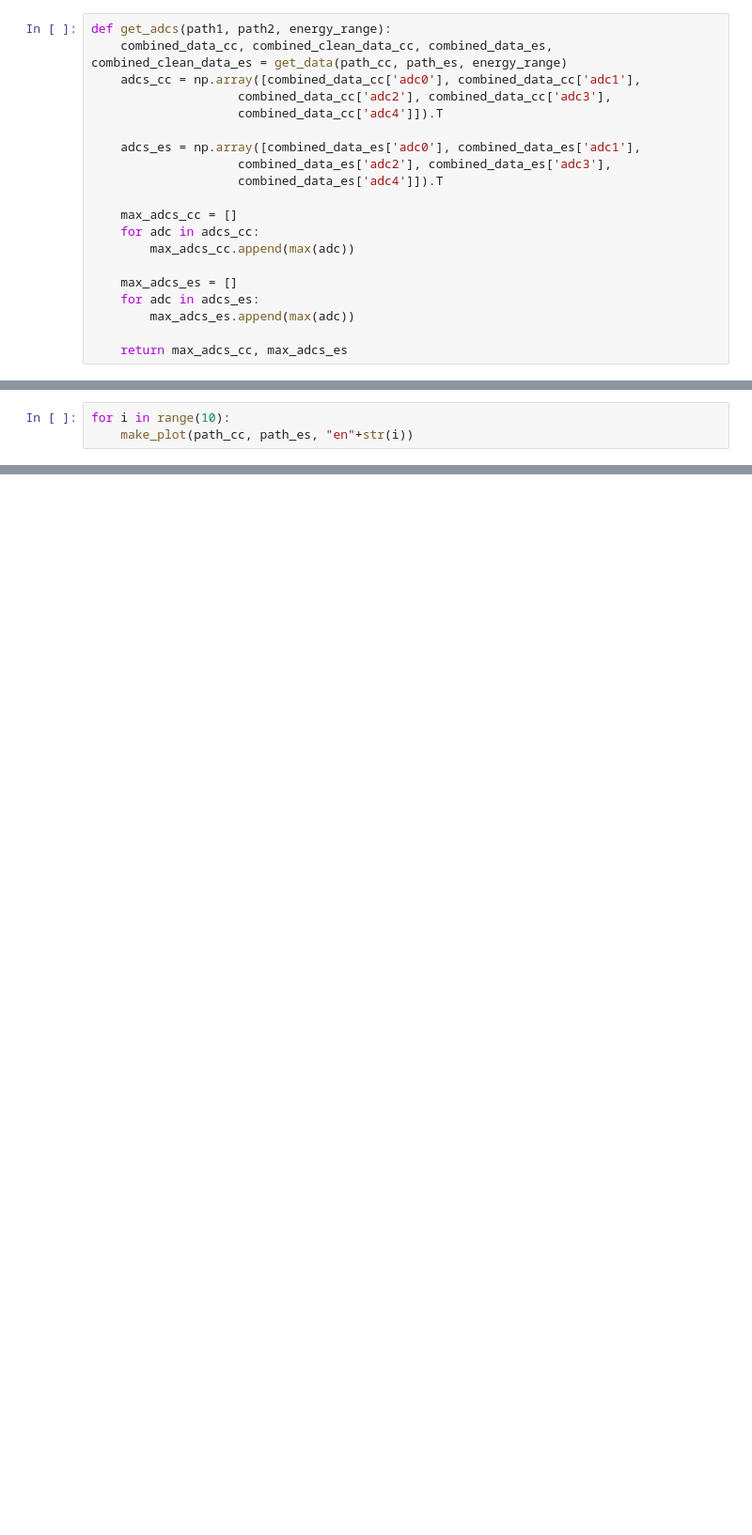
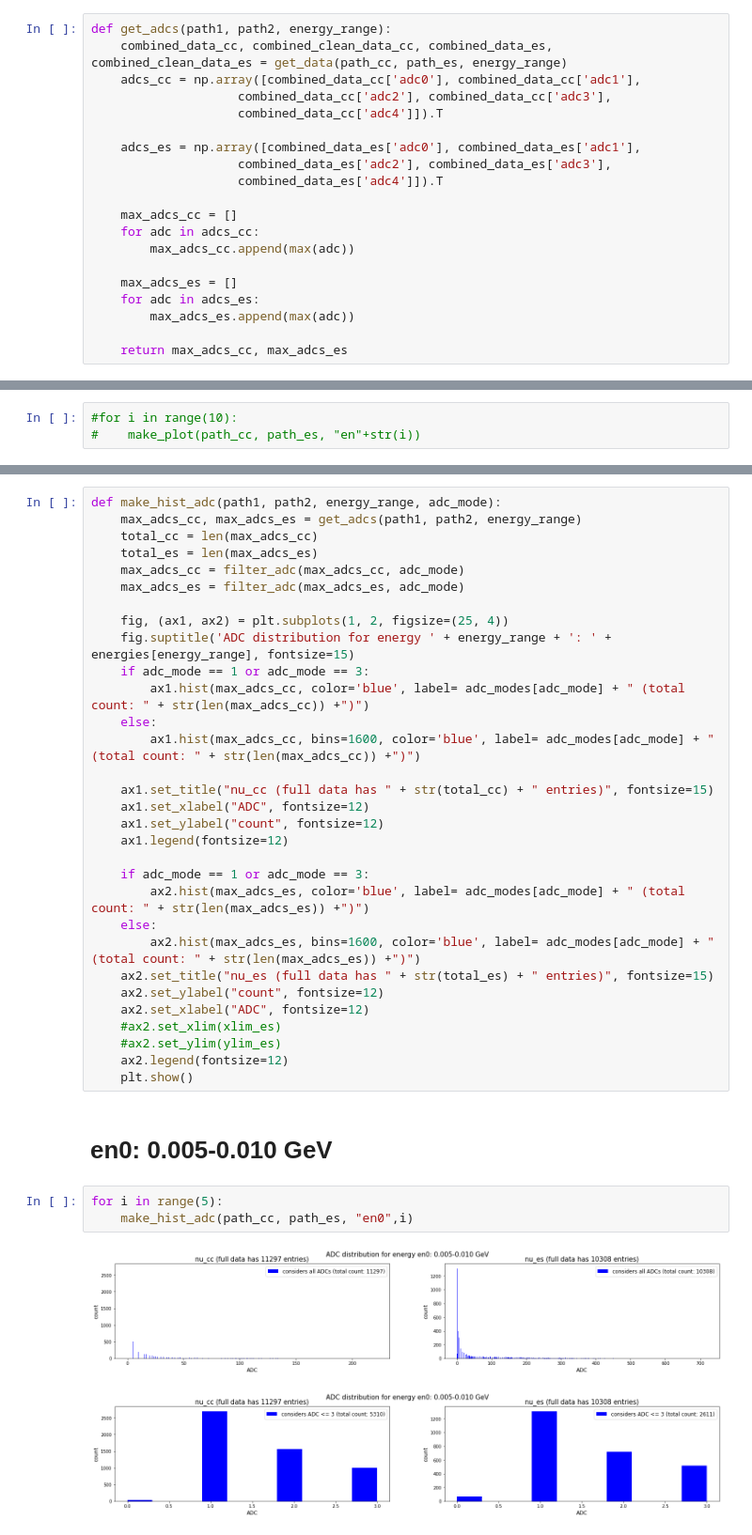
Before and after one commit to In-storage-compute/LArTPC-1DCNN-AutoEncoder, a Jupyter notebook: Neutrino-Trained -NewDataSet/adc_energy_range.ipynb, the cells around one changed output, grey strips where cells are left out. Shown at 94% size. Drawn from its saved outputs; the diff is of its cells as text; blank space fills up the shorter version.

Commit message:
histos

```diff
--- a/Neutrino-Trained -NewDataSet/adc_energy_range.ipynb
+++ b/Neutrino-Trained -NewDataSet/adc_energy_range.ipynb
@@ -79,5 +80,5 @@ def make_plot(path1, path2, energy_range):
     ax2.set_ylabel("ADC", fontsize=12)
     plt.show()
 # %%
-for i in range(10):
-    make_plot(path_cc, path_es, "en"+str(i))
+#for i in range(10):
+#    make_plot(path_cc, path_es, "en"+str(i))
@@ -94,0 +143,39 @@ for i in range(10):
+# %%
+def make_hist_adc(path1, path2, energy_range, adc_mode):
+    max_adcs_cc, max_adcs_es = get_adcs(path1, path2, energy_range)
+    total_cc = len(max_adcs_cc)
+    total_es = len(max_adcs_es)
+    max_adcs_cc = filter_adc(max_adcs_cc, adc_mode)
+    max_adcs_es = filter_adc(max_adcs_es, adc_mode)
+
+    fig, (ax1, ax2) = plt.subplots(1, 2, figsize=(25, 4))
+    fig.suptitle('ADC distribution for energy ' + energy_range + ': ' + energies[energy_range], fontsize=15)
+    if adc_mode == 1 or adc_mode == 3:
+        ax1.hist(max_adcs_cc, color='blue', label= adc_modes[adc_mode] + " (total count: " + str(len(max_adcs_cc)) +")")
+    else:
+        ax1.hist(max_adcs_cc, bins=1600, color='blue', label= adc_modes[adc_mode] + " (total count: " + str(len(max_adcs_cc)) +")")
+
+    ax1.set_title("nu_cc (full data has " + str(total_cc) + " entries)", fontsize=15)
+    ax1.set_xlabel("ADC", fontsize=12)
+    ax1.set_ylabel("count", fontsize=12)
+    ax1.legend(fontsize=12)
+
+    if adc_mode == 1 or adc_mode == 3:
+        ax2.hist(max_adcs_es, color='blue', label= adc_modes[adc_mode] + " (total count: " + str(len(max_adcs_es)) +")")
+    else:
+        ax2.hist(max_adcs_es, bins=1600, color='blue', label= adc_modes[adc_mode] + " (total count: " + str(len(max_adcs_es)) +")")
+    ax2.set_title("nu_es (full data has " + str(total_es) + " entries)", fontsize=15)
+    ax2.set_ylabel("count", fontsize=12)
+    ax2.set_xlabel("ADC", fontsize=12)
+    #ax2.set_xlim(xlim_es)
+    #ax2.set_ylim(ylim_es)
+    ax2.legend(fontsize=12)
+    plt.show()
+# %% [markdown]
+# en0: 0.005-0.010 GeV
+# %%
+for i in range(5):
+    make_hist_adc(path_cc, path_es, "en0",i)
+# %% [output]
+[figure, added]
+[figure, added]
```
Also changed, not shown: parts of 27 cells of this notebook.
